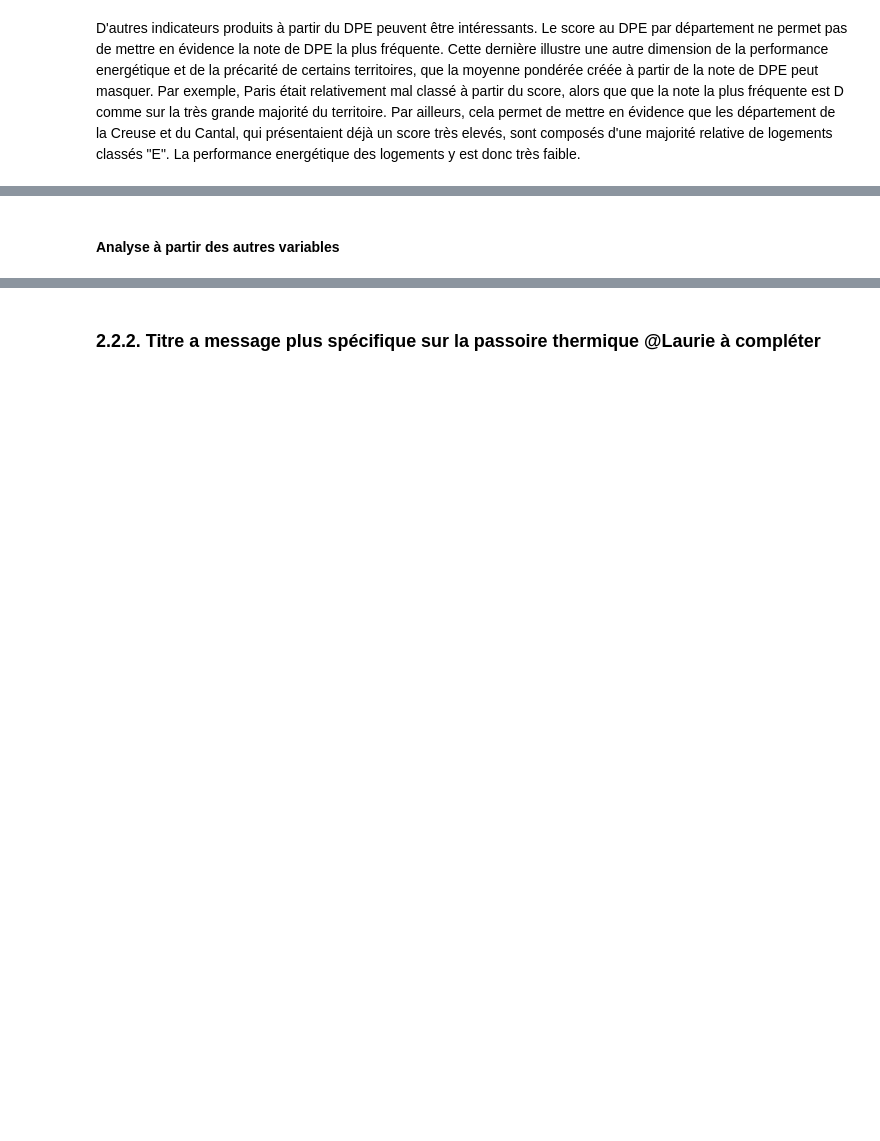
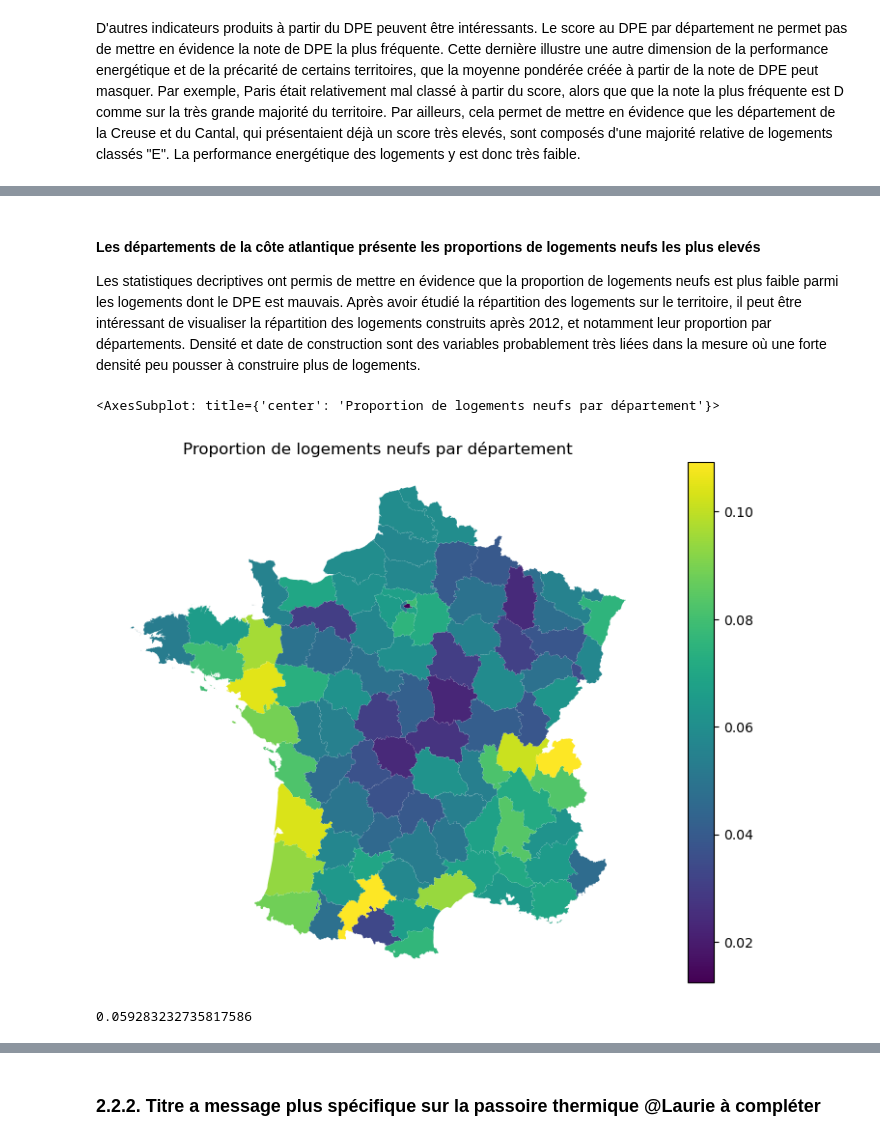
Before and after one commit to f-b-l/python2A, a Jupyter notebook: Master Notebook.ipynb, the cells around one changed output, grey strips where cells are left out. Saved outputs shown, nothing was run; the diff lists cells and outputs as text; code cells hidden in the pictures; blank space fills up the shorter version.

```diff
--- a/Master Notebook.ipynb
+++ b/Master Notebook.ipynb
@@ -1845,2 +1935,19 @@ ax
 # %% [markdown]
-#### Analyse à partir des autres variables
+#### Les départements de la côte atlantique présente les proportions de logements neufs les plus elevés
+
+Les statistiques decriptives ont permis de mettre en évidence que la proportion de logements neufs est plus faible parmi les logements dont le DPE est mauvais. Après avoir étudié la répartition des logements sur le territoire, il peut être intéressant de visualiser la répartition des logements construits après 2012, et notamment leur proportion par départements. Densité et date de construction sont des variables probablement très liées dans la mesure où une forte densité peu pousser à construire plus de logements.
+# %%
+#Carte représentant la proportion de logement neuf par département
+fig,ax = plt.subplots(figsize=(10, 7))
+france_DPE.plot(ax = ax, column = "proportion_log_neuf", legend=True)
+ax.set_axis_off()
+plt.title('Proportion de logements neufs par département')
+ax
+# %% [output]
+<AxesSubplot: title={'center': 'Proportion de logements neufs par département'}>
+[figure, added]
+# %%
+mean = sum(france_DPE["proportion_log_neuf"])/len(france_DPE["proportion_log_neuf"])
+print(mean)
+# %% [output]
+0.059283232735817586
```
Also changed, not shown: parts of 30 cells of this notebook.
